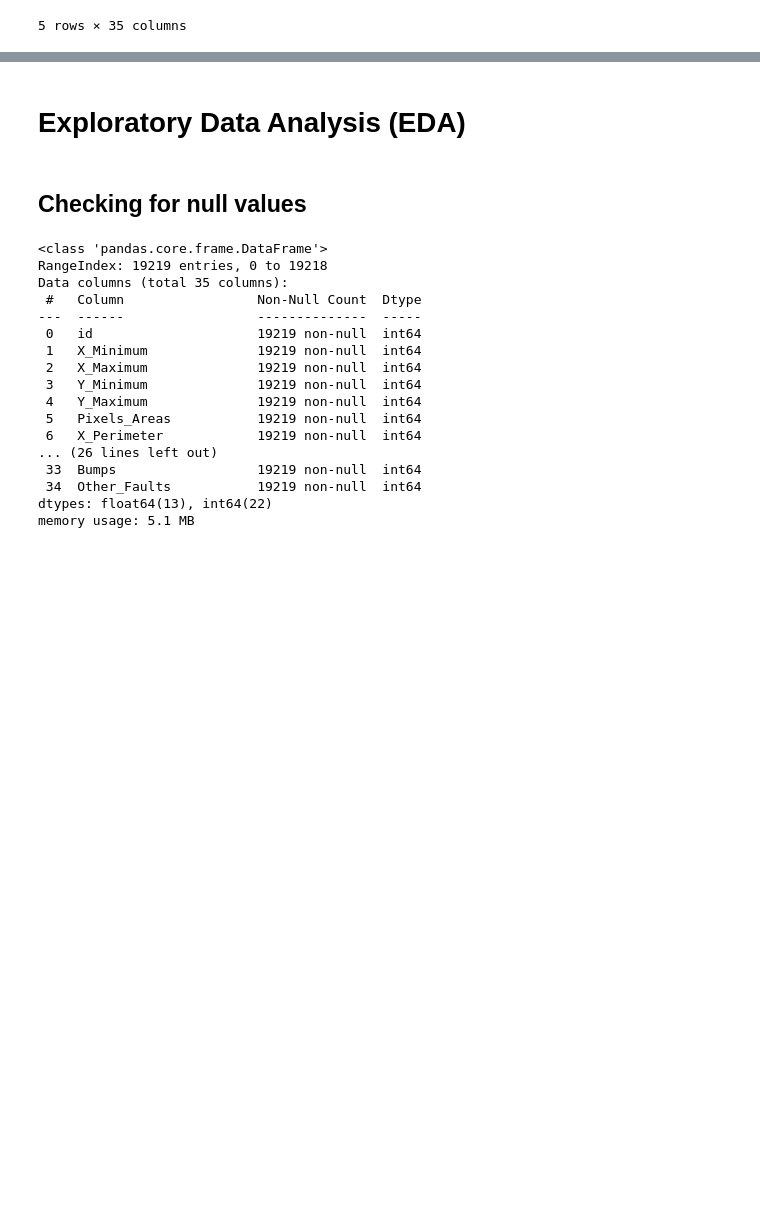
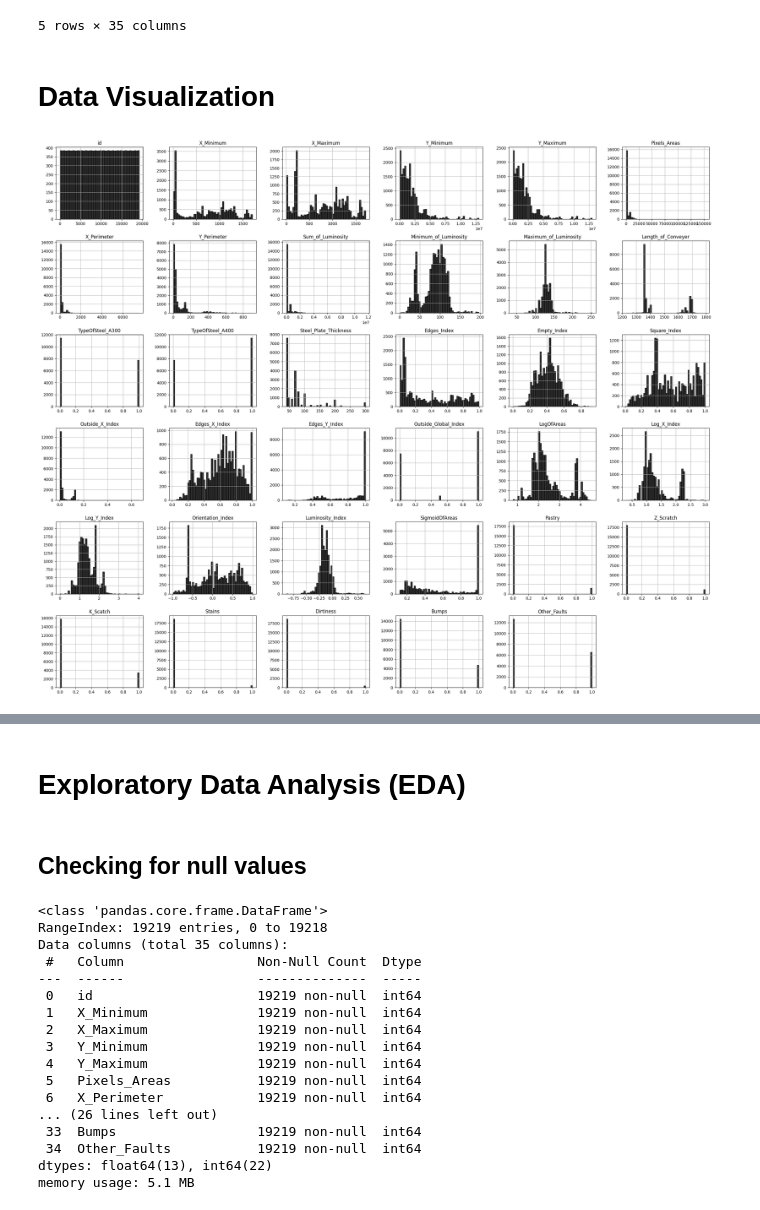
Before and after one commit to imesh562/steel_plate_defect_prediction, a Jupyter notebook: steel_plate_defects_prediction.ipynb, the cells around one changed output, grey strips where cells are left out. Saved outputs shown, nothing was run; the diff lists cells and outputs as text; code cells hidden in the pictures; blank space fills up the shorter version.

```diff
--- a/steel_plate_defects_prediction.ipynb
+++ b/steel_plate_defects_prediction.ipynb
@@ -45,3 +42,12 @@ steel_plate_dataset.tail()
 | 19217 | 19217 | 9 | 18 | 1713172 | 1713184 | 126 | 13 | 26 | ... |
 | 19218 | 19218 | 1505 | 1525 | 1733458 | 1733471 | 182 | 24 | 33 | ... |
 5 rows × 35 columns
+# %% [markdown]
+# Data Visualization
+# %%
+%matplotlib inline
+
+steel_plate_dataset.hist(bins=50,figsize=(30,25),color=(.2,.2,.2),edgecolor=(0,0,0))
+plt.show()
+# %% [output]
+[figure, added]
```
Also changed, not shown: parts of 12 cells of this notebook, 2 other files.
